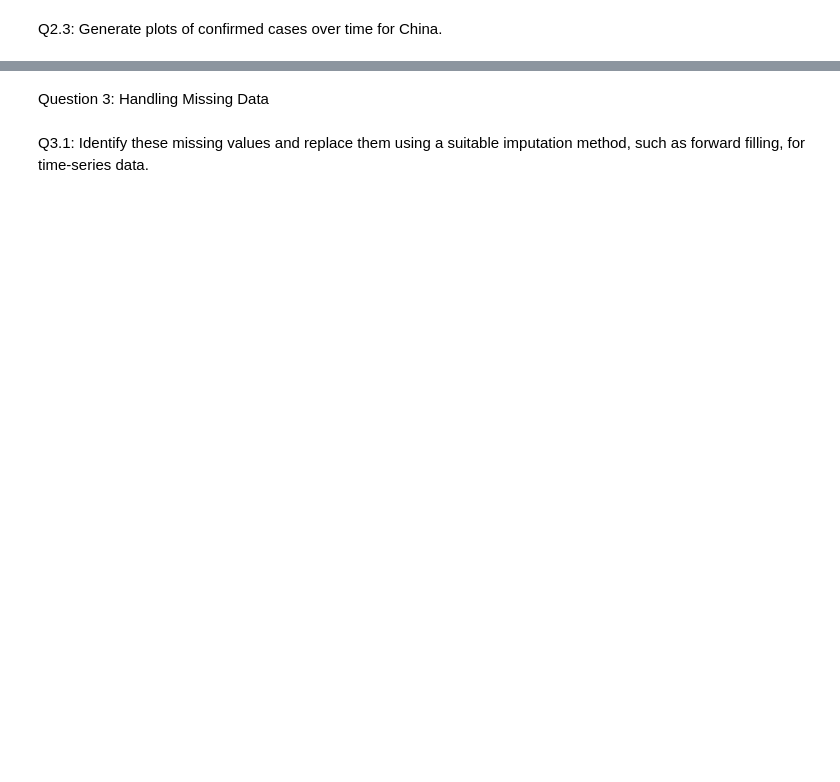
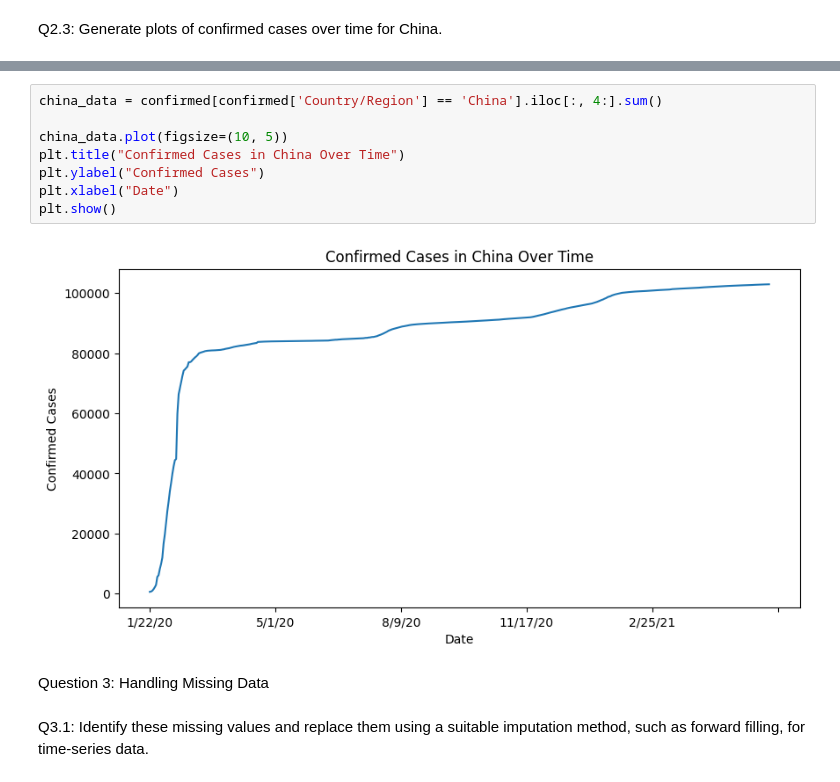
Before and after one commit to ajit421/COVID-19_Data_Analysis, a Jupyter notebook: COVID_19_Data_Analysis.ipynb, the cells around one changed output, grey strips where cells are left out. Cells and saved outputs as stored; diff of their text form; blank space fills up the shorter version.

```diff
--- a/COVID_19_Data_Analysis.ipynb
+++ b/COVID_19_Data_Analysis.ipynb
@@ -165,3 +89,13 @@ plt.show()
+# %%
+china_data = confirmed[confirmed['Country/Region'] == 'China'].iloc[:, 4:].sum()
+
+china_data.plot(figsize=(10, 5))
+plt.title("Confirmed Cases in China Over Time")
+plt.ylabel("Confirmed Cases")
+plt.xlabel("Date")
+plt.show()
+# %% [output]
+[figure, added]
 # %% [markdown]
 Question 3: Handling Missing Data
 # %% [markdown]
```
Also changed, not shown: parts of 34 cells of this notebook.
